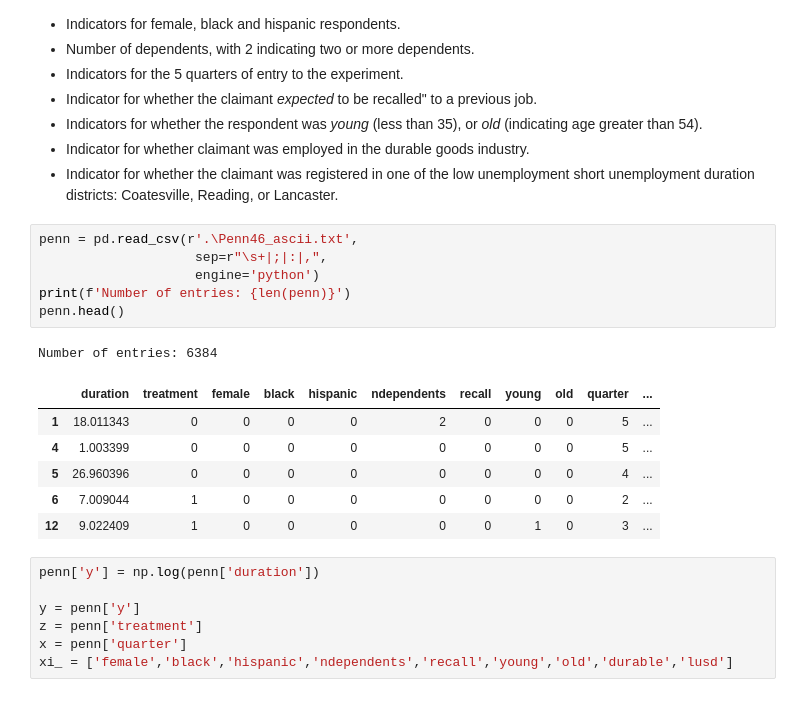
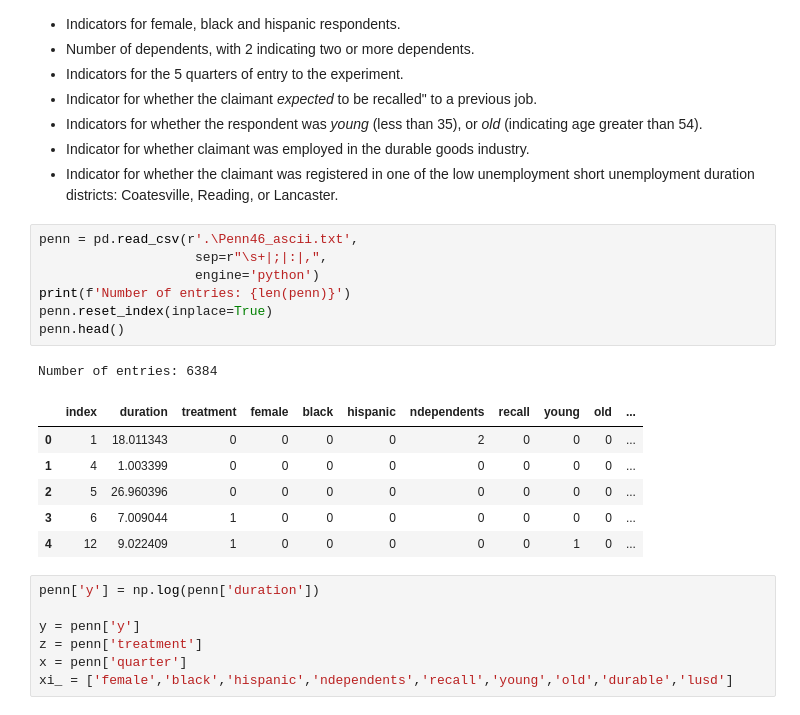
Before and after one commit to TiagoCAAmorim/causal_inference, a Jupyter notebook: Lista03/Lista03.ipynb, the cells around one changed output. Cells and saved outputs as stored; diff of their text form.

```diff
--- a/Lista03/Lista03.ipynb
+++ b/Lista03/Lista03.ipynb
@@ -236,17 +236,18 @@ Reanalize o dataset Penn46_ascii.txt ([disponível aqui](https://dataverse.harva
 # %%
 penn = pd.read_csv(r'.\Penn46_ascii.txt',
                     sep=r"\s+|;|:|,",
                     engine='python')
 print(f'Number of entries: {len(penn)}')
+penn.reset_index(inplace=True)
 penn.head()
 # %% [output]
 Number of entries: 6384
-|  | duration | treatment | female | black | hispanic | ndependents | recall | young | old | quarter | ... |
-| 1 | 18.011343 | 0 | 0 | 0 | 0 | 2 | 0 | 0 | 0 | 5 | ... |
-| 4 | 1.003399 | 0 | 0 | 0 | 0 | 0 | 0 | 0 | 0 | 5 | ... |
-| 5 | 26.960396 | 0 | 0 | 0 | 0 | 0 | 0 | 0 | 0 | 4 | ... |
-| 6 | 7.009044 | 1 | 0 | 0 | 0 | 0 | 0 | 0 | 0 | 2 | ... |
-| 12 | 9.022409 | 1 | 0 | 0 | 0 | 0 | 0 | 1 | 0 | 3 | ... |
+|  | index | duration | treatment | female | black | hispanic | ndependents | recall | young | old | ... |
+| 0 | 1 | 18.011343 | 0 | 0 | 0 | 0 | 2 | 0 | 0 | 0 | ... |
+| 1 | 4 | 1.003399 | 0 | 0 | 0 | 0 | 0 | 0 | 0 | 0 | ... |
+| 2 | 5 | 26.960396 | 0 | 0 | 0 | 0 | 0 | 0 | 0 | 0 | ... |
+| 3 | 6 | 7.009044 | 1 | 0 | 0 | 0 | 0 | 0 | 0 | 0 | ... |
+| 4 | 12 | 9.022409 | 1 | 0 | 0 | 0 | 0 | 0 | 1 | 0 | ... |
 # %%
 penn['y'] = np.log(penn['duration'])
 
```
Also changed, not shown: parts of 3 cells of this notebook.
